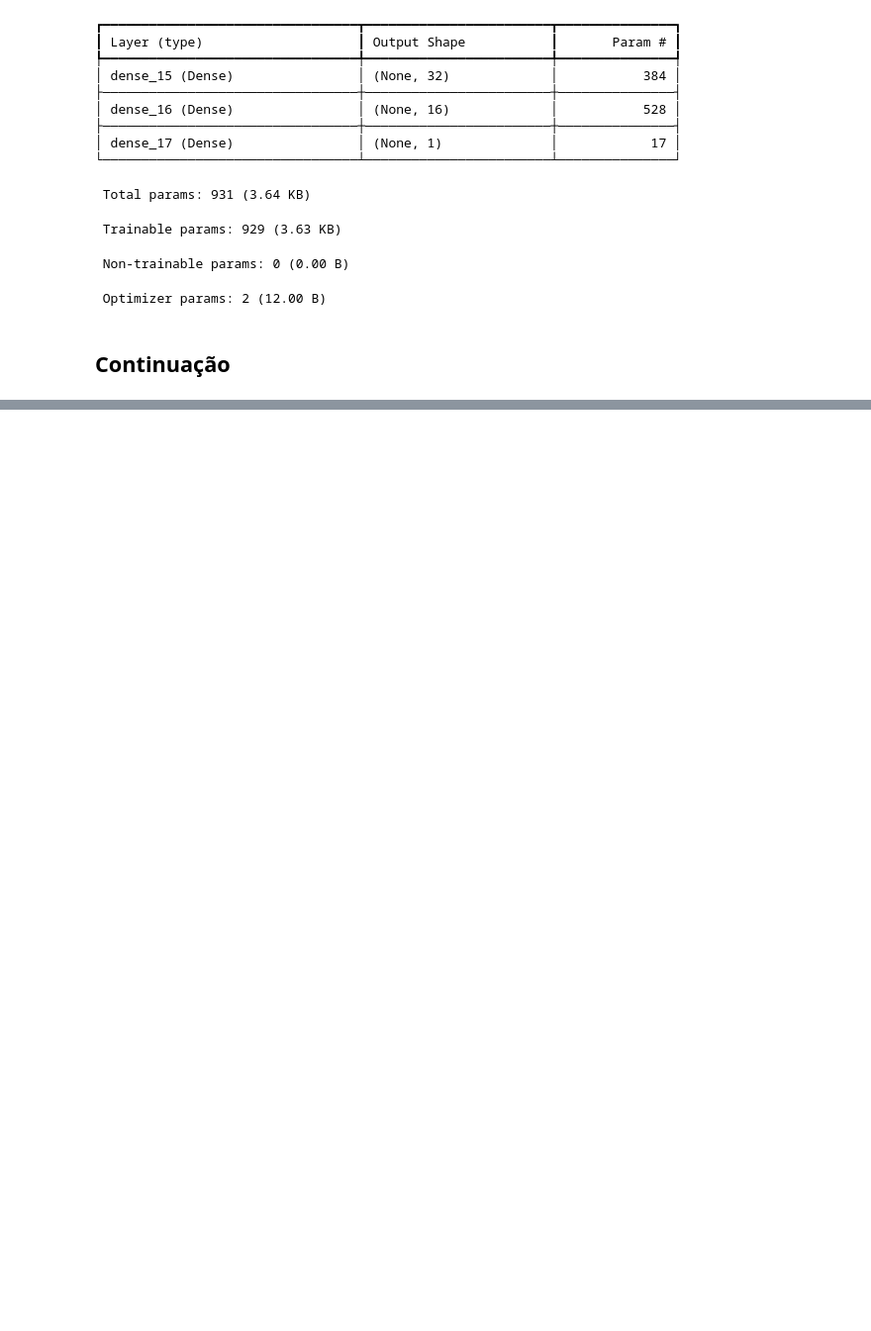
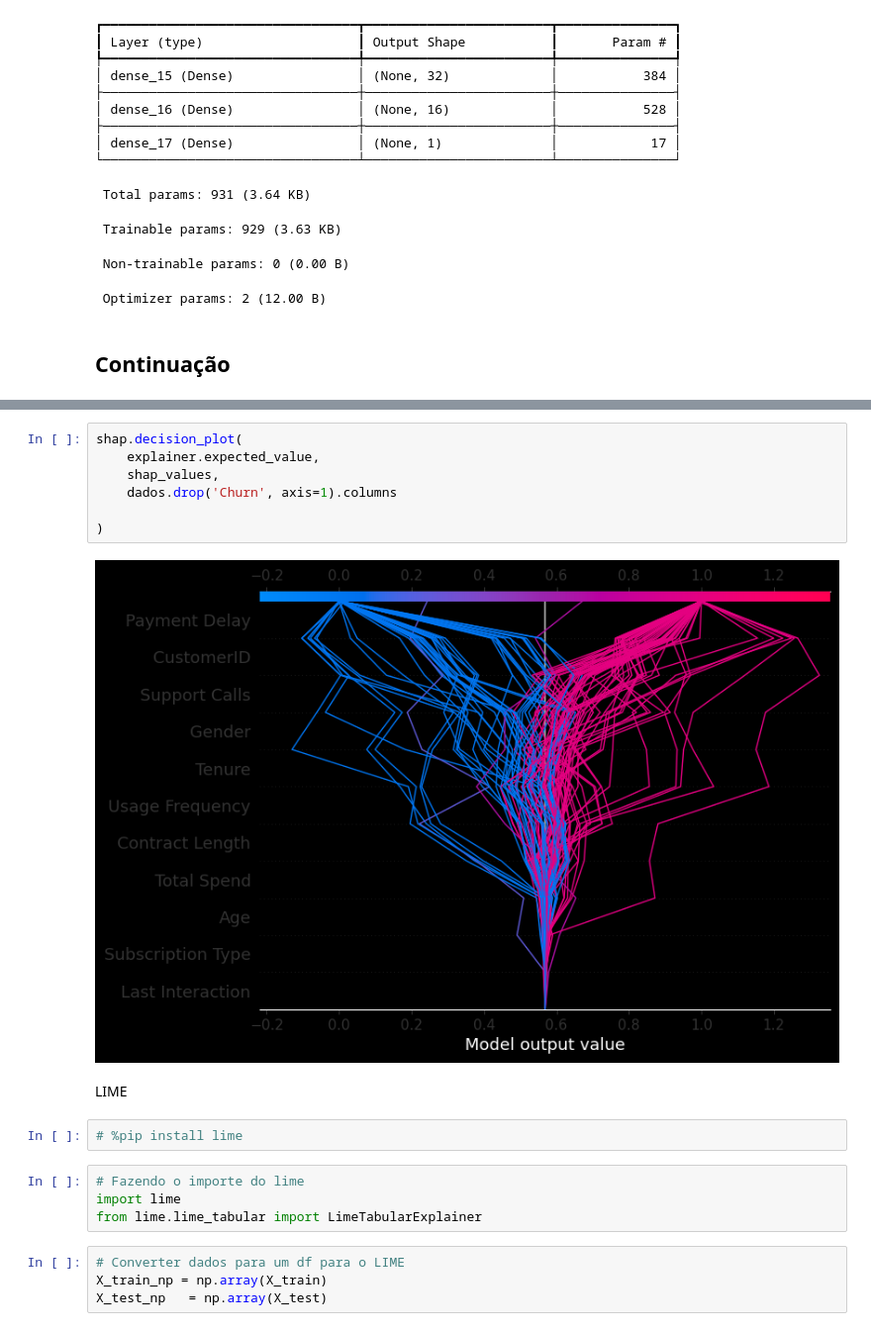
Before and after one commit to AlanDiekGuimaraes/Quarto_Semestre_Ciencia_de_Dados, a Jupyter notebook: Aula_55_(17-10-2025)/Explicabilidade_e_Ética_Parte_2.ipynb, the cells around one changed output, grey strips where cells are left out. Shown at 99% size. Drawn from its saved outputs; the diff is of its cells as text; blank space fills up the shorter version.

```diff
--- a/Aula_55_(17-10-2025)/Explicabilidade_e_Ética_Parte_2.ipynb
+++ b/Aula_55_(17-10-2025)/Explicabilidade_e_Ética_Parte_2.ipynb
@@ -141,0 +141,21 @@ Note: you may need to restart the kernel to use updated packages.
+# %%
+shap.decision_plot(
+    explainer.expected_value,
+    shap_values,
+    dados.drop('Churn', axis=1).columns
+
+)
+# %% [output]
+[figure, added]
+# %% [markdown]
+LIME
+# %%
+# %pip install lime
+# %%
+# Fazendo o importe do lime
+import lime
+from lime.lime_tabular import LimeTabularExplainer
+# %%
+# Converter dados para um df para o LIME
+X_train_np = np.array(X_train)
+X_test_np   = np.array(X_test)
```
Also changed, not shown: parts of 19 cells of this notebook.
